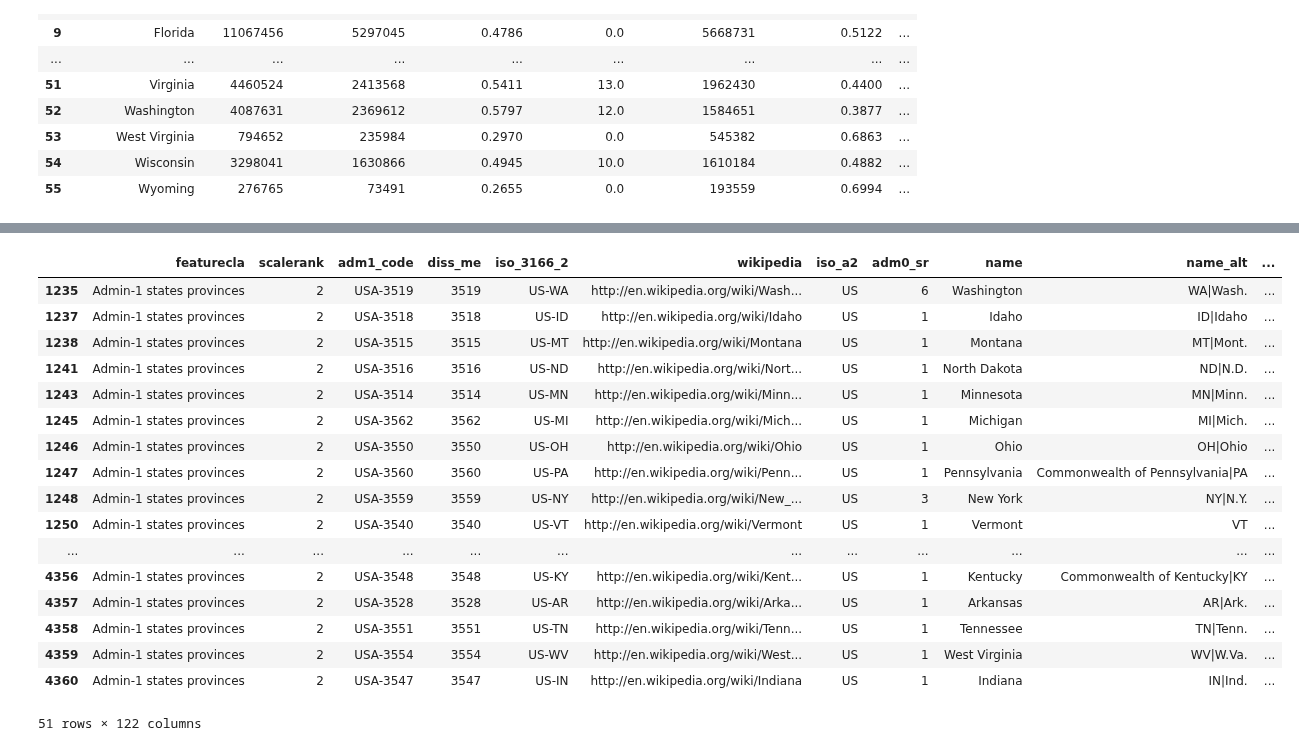
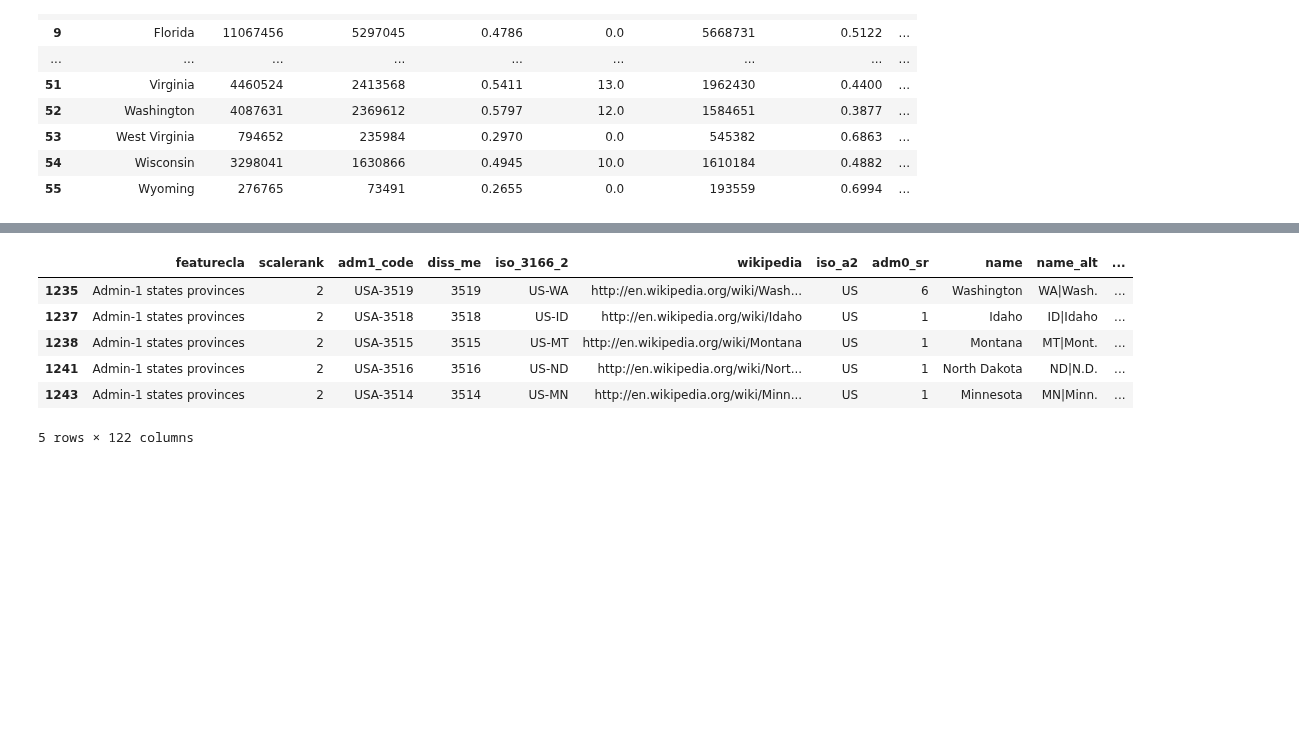
Before and after one commit to tinalina1003/Project1-Group4, a Jupyter notebook: Christina/geotest.ipynb, the cells around one changed output, grey strips where cells are left out. Drawn from its saved outputs; the diff is of its cells as text; code cells hidden in the pictures; blank space fills up the shorter version.

```diff
--- a/Christina/geotest.ipynb
+++ b/Christina/geotest.ipynb
@@ -109,28 +143,17 @@ gdf.to_file(output_geojson_path, driver='GeoJSON')
 # %%
 # Load the GeoJSON file for US states
 fp = "output.geojson"
 map_df = gpd.read_file(fp)
 
 us_df = map_df.loc[map_df['iso_a2'] == 'US', :]
 
-us_df
+us_df.head()
 # %% [output]
 |  | featurecla | scalerank | adm1_code | diss_me | iso_3166_2 | wikipedia | iso_a2 | adm0_sr | name | name_alt | ... |
 | 1235 | Admin-1 states provinces | 2 | USA-3519 | 3519 | US-WA | http://en.wikipedia.org/wiki/Wash... | US | 6 | Washington | WA|Wash. | ... |
 | 1237 | Admin-1 states provinces | 2 | USA-3518 | 3518 | US-ID | http://en.wikipedia.org/wiki/Idaho | US | 1 | Idaho | ID|Idaho | ... |
 | 1238 | Admin-1 states provinces | 2 | USA-3515 | 3515 | US-MT | http://en.wikipedia.org/wiki/Montana | US | 1 | Montana | MT|Mont. | ... |
 | 1241 | Admin-1 states provinces | 2 | USA-3516 | 3516 | US-ND | http://en.wikipedia.org/wiki/Nort... | US | 1 | North Dakota | ND|N.D. | ... |
 | 1243 | Admin-1 states provinces | 2 | USA-3514 | 3514 | US-MN | http://en.wikipedia.org/wiki/Minn... | US | 1 | Minnesota | MN|Minn. | ... |
-| 1245 | Admin-1 states provinces | 2 | USA-3562 | 3562 | US-MI | http://en.wikipedia.org/wiki/Mich... | US | 1 | Michigan | MI|Mich. | ... |
-| 1246 | Admin-1 states provinces | 2 | USA-3550 | 3550 | US-OH | http://en.wikipedia.org/wiki/Ohio | US | 1 | Ohio | OH|Ohio | ... |
-| 1247 | Admin-1 states provinces | 2 | USA-3560 | 3560 | US-PA | http://en.wikipedia.org/wiki/Penn... | US | 1 | Pennsylvania | Commonwealth of Pennsylvania|PA | ... |
-| 1248 | Admin-1 states provinces | 2 | USA-3559 | 3559 | US-NY | http://en.wikipedia.org/wiki/New_... | US | 3 | New York | NY|N.Y. | ... |
-| 1250 | Admin-1 states provinces | 2 | USA-3540 | 3540 | US-VT | http://en.wikipedia.org/wiki/Vermont | US | 1 | Vermont | VT | ... |
-| ... | ... | ... | ... | ... | ... | ... | ... | ... | ... | ... | ... |
-| 4356 | Admin-1 states provinces | 2 | USA-3548 | 3548 | US-KY | http://en.wikipedia.org/wiki/Kent... | US | 1 | Kentucky | Commonwealth of Kentucky|KY | ... |
-| 4357 | Admin-1 states provinces | 2 | USA-3528 | 3528 | US-AR | http://en.wikipedia.org/wiki/Arka... | US | 1 | Arkansas | AR|Ark. | ... |
-| 4358 | Admin-1 states provinces | 2 | USA-3551 | 3551 | US-TN | http://en.wikipedia.org/wiki/Tenn... | US | 1 | Tennessee | TN|Tenn. | ... |
-| 4359 | Admin-1 states provinces | 2 | USA-3554 | 3554 | US-WV | http://en.wikipedia.org/wiki/West... | US | 1 | West Virginia | WV|W.Va. | ... |
-| 4360 | Admin-1 states provinces | 2 | USA-3547 | 3547 | US-IN | http://en.wikipedia.org/wiki/Indiana | US | 1 | Indiana | IN|Ind. | ... |
-51 rows × 122 columns
+5 rows × 122 columns
 # %%
```
Also changed, not shown: parts of 4 cells of this notebook.
